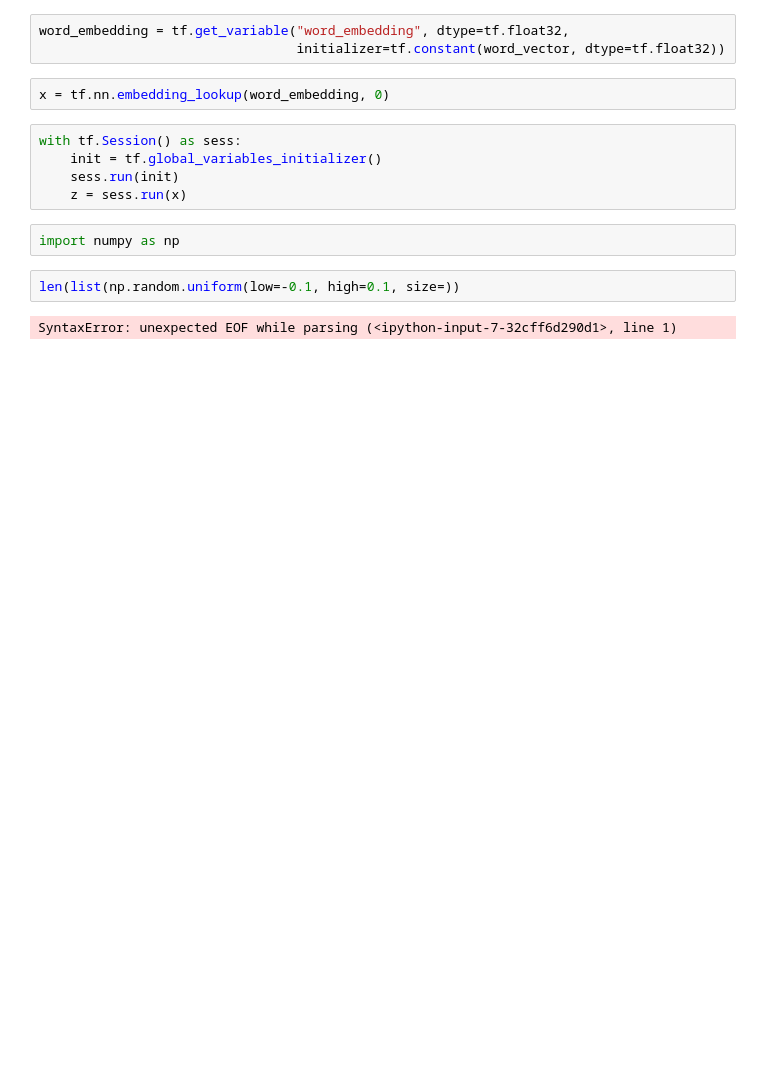
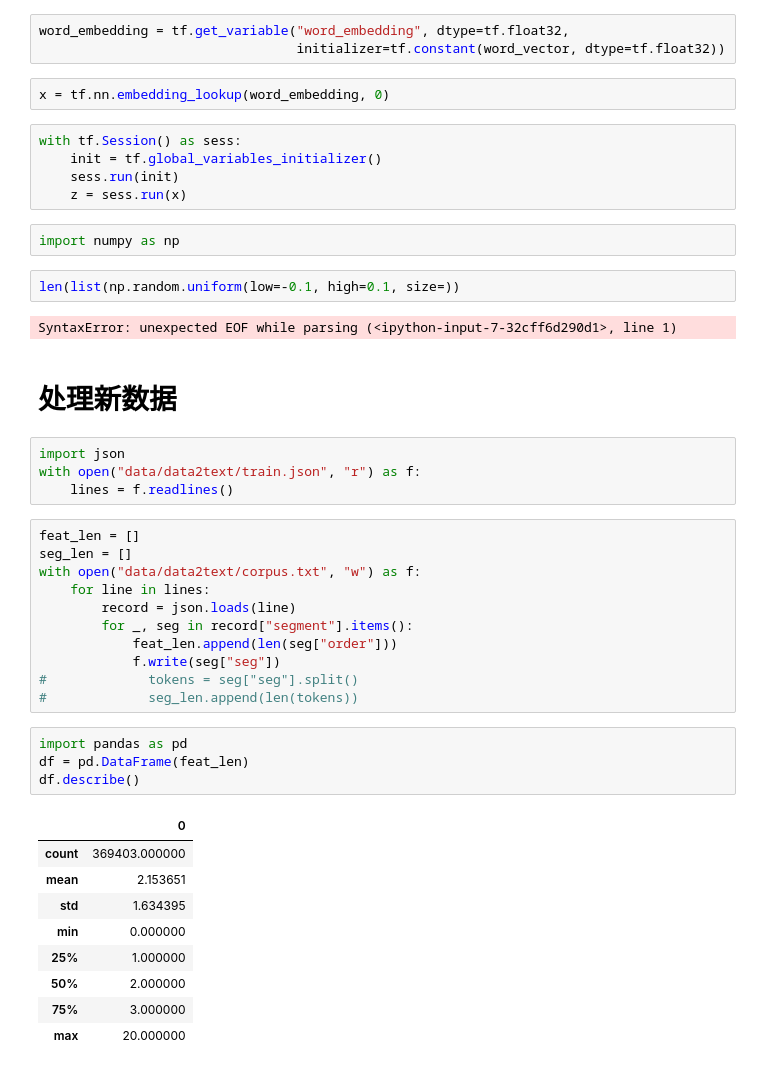
Before and after one commit to VitoUnderwood/nlp_estimator_template, a Jupyter notebook: data_analysis.ipynb, the cells around one changed output. Cells and saved outputs as stored; diff of their text form; blank space fills up the shorter version.

```diff
--- a/data_analysis.ipynb
+++ b/data_analysis.ipynb
@@ -244,3 +270,34 @@ import numpy as np
 len(list(np.random.uniform(low=-0.1, high=0.1, size=))
 # %% [output]
 SyntaxError: unexpected EOF while parsing (<ipython-input-7-32cff6d290d1>, line 1)
+# %% [markdown]
+# 处理新数据
+# %%
+import json
+with open("data/data2text/train.json", "r") as f:
+    lines = f.readlines()
+# %%
+feat_len = []
+seg_len = []
+with open("data/data2text/corpus.txt", "w") as f:
+    for line in lines:
+        record = json.loads(line)
+        for _, seg in record["segment"].items():
+            feat_len.append(len(seg["order"]))
+            f.write(seg["seg"])
+#             tokens = seg["seg"].split()
+#             seg_len.append(len(tokens))
+# %%
+import pandas as pd
+df = pd.DataFrame(feat_len)
+df.describe()
+# %% [output]
+|  | 0 |
+| count | 369403.000000 |
+| mean | 2.153651 |
+| std | 1.634395 |
+| min | 0.000000 |
+| 25% | 1.000000 |
+| 50% | 2.000000 |
+| 75% | 3.000000 |
+| max | 20.000000 |
```
Also changed, not shown: parts of 7 cells of this notebook, 17 other files.
